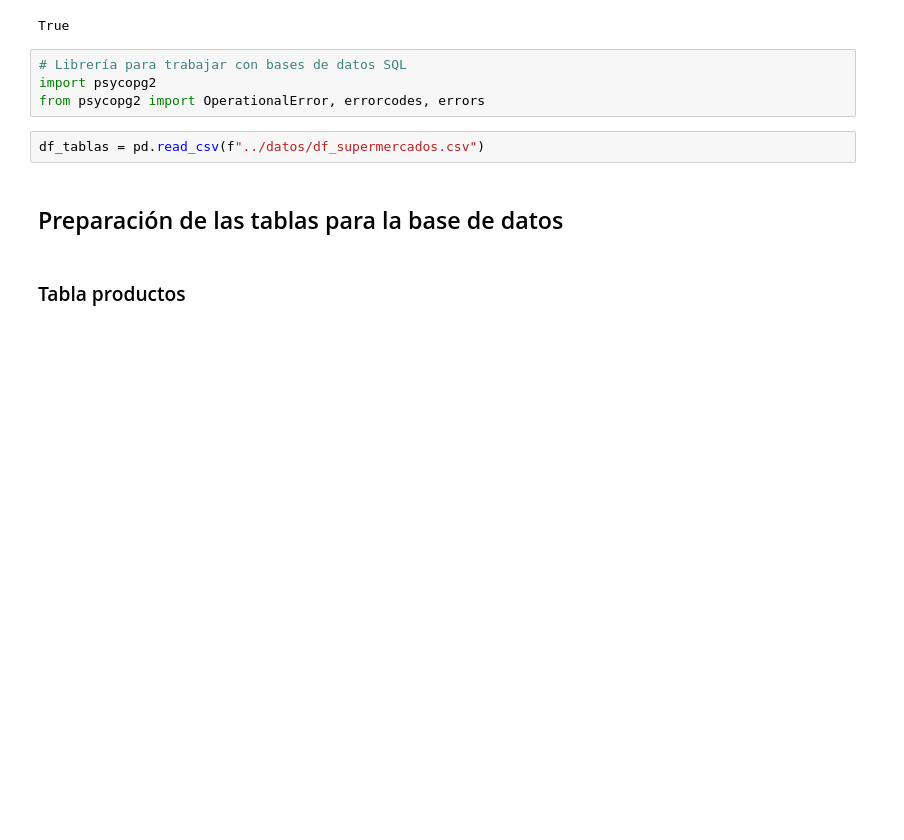
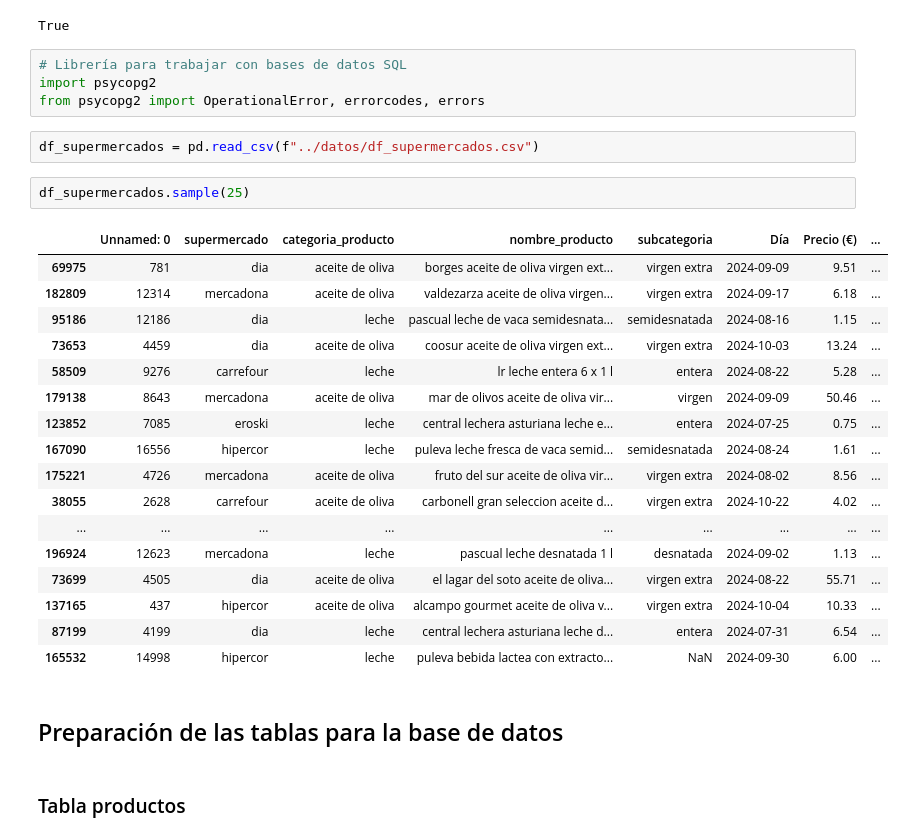
Before and after one commit to Rcm89/Proyecto4-AnalisisFacua, a Jupyter notebook: notebooks/2-creacion-base-de-datos.ipynb, the cells around one changed output. Cells and saved outputs as stored; diff of their text form; blank space fills up the shorter version.

```diff
--- a/notebooks/2-creacion-base-de-datos.ipynb
+++ b/notebooks/2-creacion-base-de-datos.ipynb
@@ -18,7 +17,27 @@ True
 import psycopg2
 from psycopg2 import OperationalError, errorcodes, errors
 # %%
-df_tablas = pd.read_csv(f"../datos/df_supermercados.csv")
+df_supermercados = pd.read_csv(f"../datos/df_supermercados.csv")
+# %%
+df_supermercados.sample(25)
+# %% [output]
+|  | Unnamed: 0 | supermercado | categoria_producto | nombre_producto | subcategoria | Día | Precio (€) | ... |
+| 69975 | 781 | dia | aceite de oliva | borges aceite de oliva virgen ext... | virgen extra | 2024-09-09 | 9.51 | ... |
+| 182809 | 12314 | mercadona | aceite de oliva | valdezarza aceite de oliva virgen... | virgen extra | 2024-09-17 | 6.18 | ... |
+| 95186 | 12186 | dia | leche | pascual leche de vaca semidesnata... | semidesnatada | 2024-08-16 | 1.15 | ... |
+| 73653 | 4459 | dia | aceite de oliva | coosur aceite de oliva virgen ext... | virgen extra | 2024-10-03 | 13.24 | ... |
+| 58509 | 9276 | carrefour | leche | lr leche entera 6 x 1 l | entera | 2024-08-22 | 5.28 | ... |
+| 179138 | 8643 | mercadona | aceite de oliva | mar de olivos aceite de oliva vir... | virgen | 2024-09-09 | 50.46 | ... |
+| 123852 | 7085 | eroski | leche | central lechera asturiana leche e... | entera | 2024-07-25 | 0.75 | ... |
+| 167090 | 16556 | hipercor | leche | puleva leche fresca de vaca semid... | semidesnatada | 2024-08-24 | 1.61 | ... |
+| 175221 | 4726 | mercadona | aceite de oliva | fruto del sur aceite de oliva vir... | virgen extra | 2024-08-02 | 8.56 | ... |
+| 38055 | 2628 | carrefour | aceite de oliva | carbonell gran seleccion aceite d... | virgen extra | 2024-10-22 | 4.02 | ... |
+| ... | ... | ... | ... | ... | ... | ... | ... | ... |
+| 196924 | 12623 | mercadona | leche | pascual leche desnatada 1 l | desnatada | 2024-09-02 | 1.13 | ... |
+| 73699 | 4505 | dia | aceite de oliva | el lagar del soto aceite de oliva... | virgen extra | 2024-08-22 | 55.71 | ... |
+| 137165 | 437 | hipercor | aceite de oliva | alcampo gourmet aceite de oliva v... | virgen extra | 2024-10-04 | 10.33 | ... |
+| 87199 | 4199 | dia | leche | central lechera asturiana leche d... | entera | 2024-07-31 | 6.54 | ... |
+| 165532 | 14998 | hipercor | leche | puleva bebida lactea con extracto... | NaN | 2024-09-30 | 6.00 | ... |
 # %% [markdown]
 ## Preparación de las tablas para la base de datos
 # %% [markdown]
```
Also changed, not shown: parts of 28 cells of this notebook, 11 other files.
